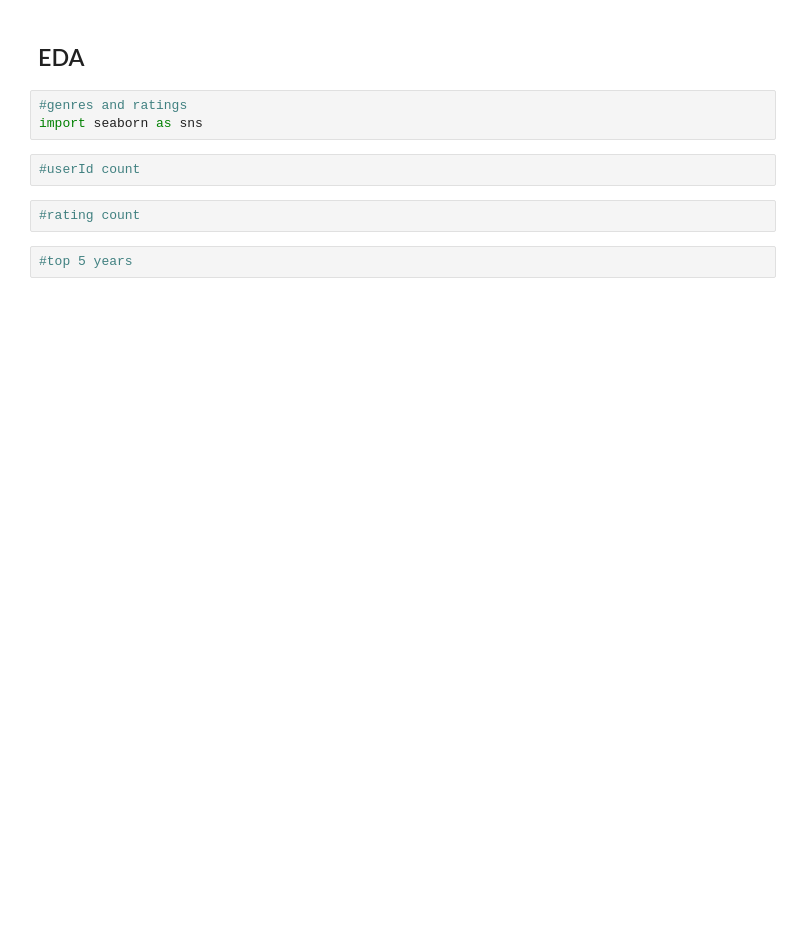
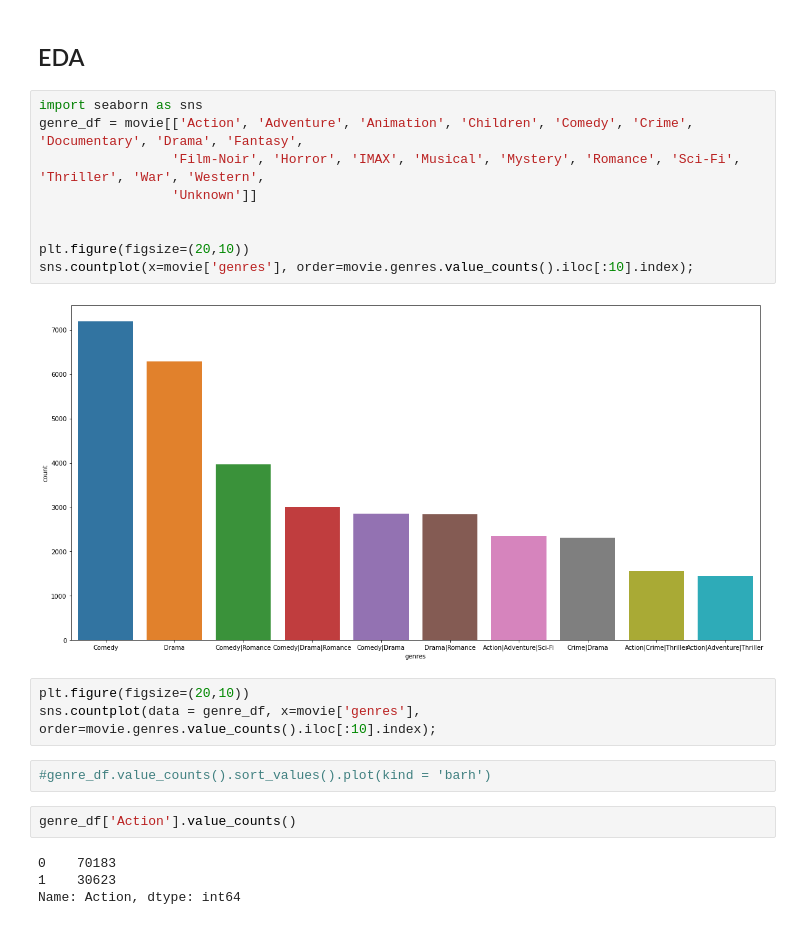
Before and after one commit to MackoyS/movielens-recommendation-system, a Jupyter notebook: movie_recc_system.ipynb, the cells around one changed output. Cells and saved outputs as stored; diff of their text form; blank space fills up the shorter version.

```diff
--- a/movie_recc_system.ipynb
+++ b/movie_recc_system.ipynb
@@ -461,11 +446,24 @@ plt.show()
 # %% [markdown]
 ## EDA
-# %%
-#genres and ratings
-import seaborn as sns
-# %%
-#userId count
-# %%
-#rating count
-# %%
-#top 5 years
+# %%
+import seaborn as sns
+genre_df = movie[['Action', 'Adventure', 'Animation', 'Children', 'Comedy', 'Crime', 'Documentary', 'Drama', 'Fantasy',
+                 'Film-Noir', 'Horror', 'IMAX', 'Musical', 'Mystery', 'Romance', 'Sci-Fi', 'Thriller', 'War', 'Western',
+                 'Unknown']]
+
+
+plt.figure(figsize=(20,10))
+sns.countplot(x=movie['genres'], order=movie.genres.value_counts().iloc[:10].index);
+# %% [output]
+[figure, added]
+# %%
+plt.figure(figsize=(20,10))
+sns.countplot(data = genre_df, x=movie['genres'], order=movie.genres.value_counts().iloc[:10].index);
+# %%
+#genre_df.value_counts().sort_values().plot(kind = 'barh')
+# %%
+genre_df['Action'].value_counts()
+# %% [output]
+0    70183
+1    30623
+Name: Action, dtype: int64
```
Also changed, not shown: parts of 28 cells of this notebook.
